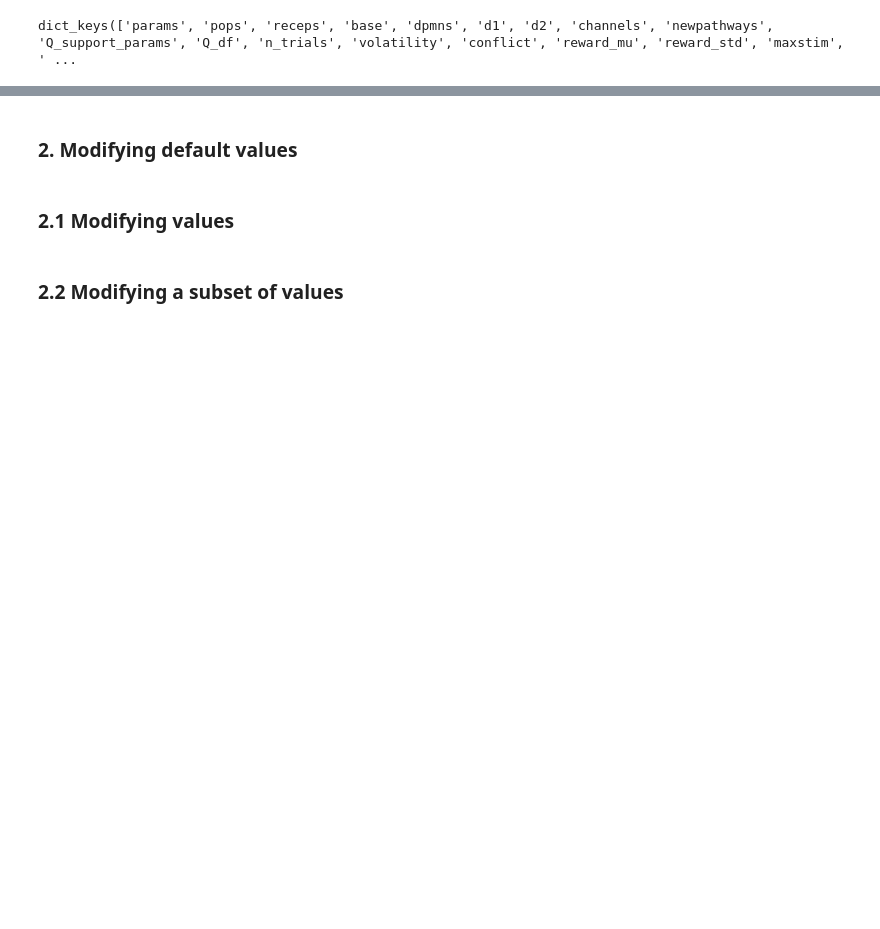
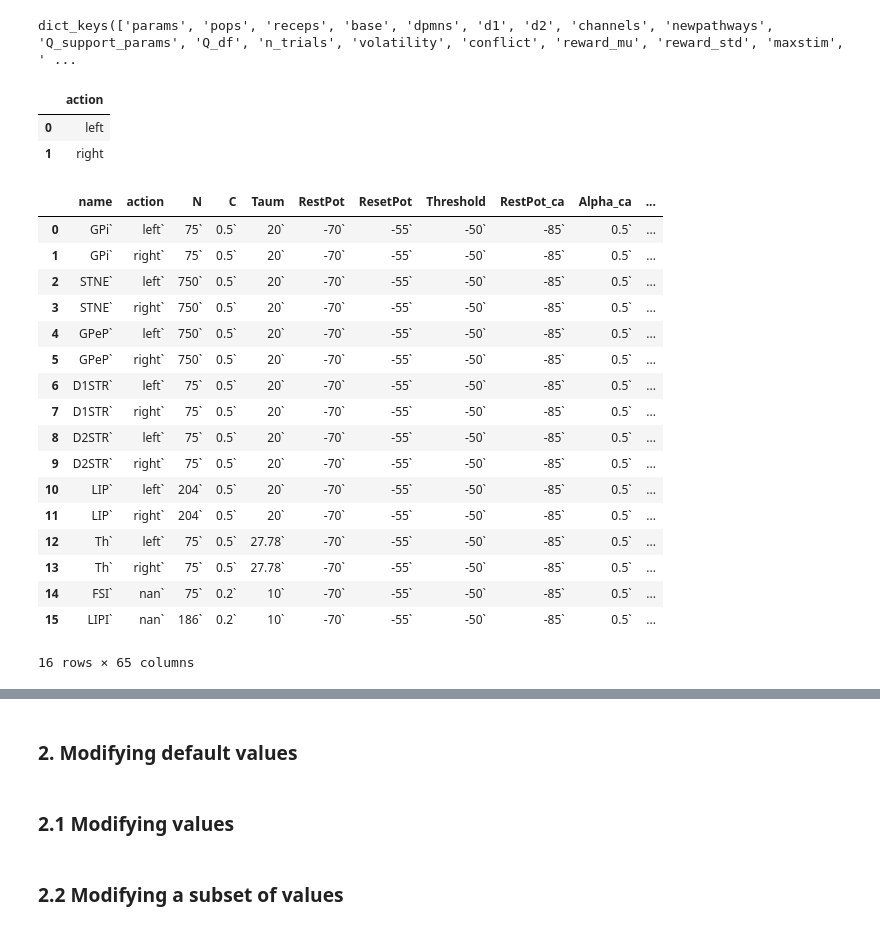
Before and after one commit to jyotikab/cbgt2, a Jupyter notebook: network_simulation-03.ipynb, the cells around one changed output, grey strips where cells are left out. Drawn from its saved outputs; the diff is of its cells as text; code cells hidden in the pictures; blank space fills up the shorter version.

```diff
--- a/network_simulation-03.ipynb
+++ b/network_simulation-03.ipynb
@@ -134,6 +126,33 @@ results[0].keys()
 dict_keys(['params', 'pops', 'receps', 'base', 'dpmns', 'd1', 'd2', 'channels', 'newpathways', 'Q_support_params', 'Q_df', 'n_trials', 'volatility', 'conflict', 'reward_mu', 'reward_std', 'maxstim', ' ...
 # %%
 cbgt.saveResults(results,'test',['popfreqs','popdata'])
+# %%
+results[0]['actionchannels']
+# %% [output]
+|  | action |
+| 0 | left |
+| 1 | right |
+# %%
+results[0]['popdata']
+# %% [output]
+|  | name | action | N | C | Taum | RestPot | ResetPot | Threshold | RestPot_ca | Alpha_ca | ... |
+| 0 | GPi` | left` | 75` | 0.5` | 20` | -70` | -55` | -50` | -85` | 0.5` | ... |
+| 1 | GPi` | right` | 75` | 0.5` | 20` | -70` | -55` | -50` | -85` | 0.5` | ... |
+| 2 | STNE` | left` | 750` | 0.5` | 20` | -70` | -55` | -50` | -85` | 0.5` | ... |
+| 3 | STNE` | right` | 750` | 0.5` | 20` | -70` | -55` | -50` | -85` | 0.5` | ... |
+| 4 | GPeP` | left` | 750` | 0.5` | 20` | -70` | -55` | -50` | -85` | 0.5` | ... |
+| 5 | GPeP` | right` | 750` | 0.5` | 20` | -70` | -55` | -50` | -85` | 0.5` | ... |
+| 6 | D1STR` | left` | 75` | 0.5` | 20` | -70` | -55` | -50` | -85` | 0.5` | ... |
+| 7 | D1STR` | right` | 75` | 0.5` | 20` | -70` | -55` | -50` | -85` | 0.5` | ... |
+| 8 | D2STR` | left` | 75` | 0.5` | 20` | -70` | -55` | -50` | -85` | 0.5` | ... |
+| 9 | D2STR` | right` | 75` | 0.5` | 20` | -70` | -55` | -50` | -85` | 0.5` | ... |
+| 10 | LIP` | left` | 204` | 0.5` | 20` | -70` | -55` | -50` | -85` | 0.5` | ... |
+| 11 | LIP` | right` | 204` | 0.5` | 20` | -70` | -55` | -50` | -85` | 0.5` | ... |
+| 12 | Th` | left` | 75` | 0.5` | 27.78` | -70` | -55` | -50` | -85` | 0.5` | ... |
+| 13 | Th` | right` | 75` | 0.5` | 27.78` | -70` | -55` | -50` | -85` | 0.5` | ... |
+| 14 | FSI` | nan` | 75` | 0.2` | 10` | -70` | -55` | -50` | -85` | 0.5` | ... |
+| 15 | LIPI` | nan` | 186` | 0.2` | 10` | -70` | -55` | -50` | -85` | 0.5` | ... |
+16 rows × 65 columns
 # %%
 results[0]['popfreqs']
 # %% [output]
```
Also changed, not shown: parts of 14 cells of this notebook, 17 other files.
